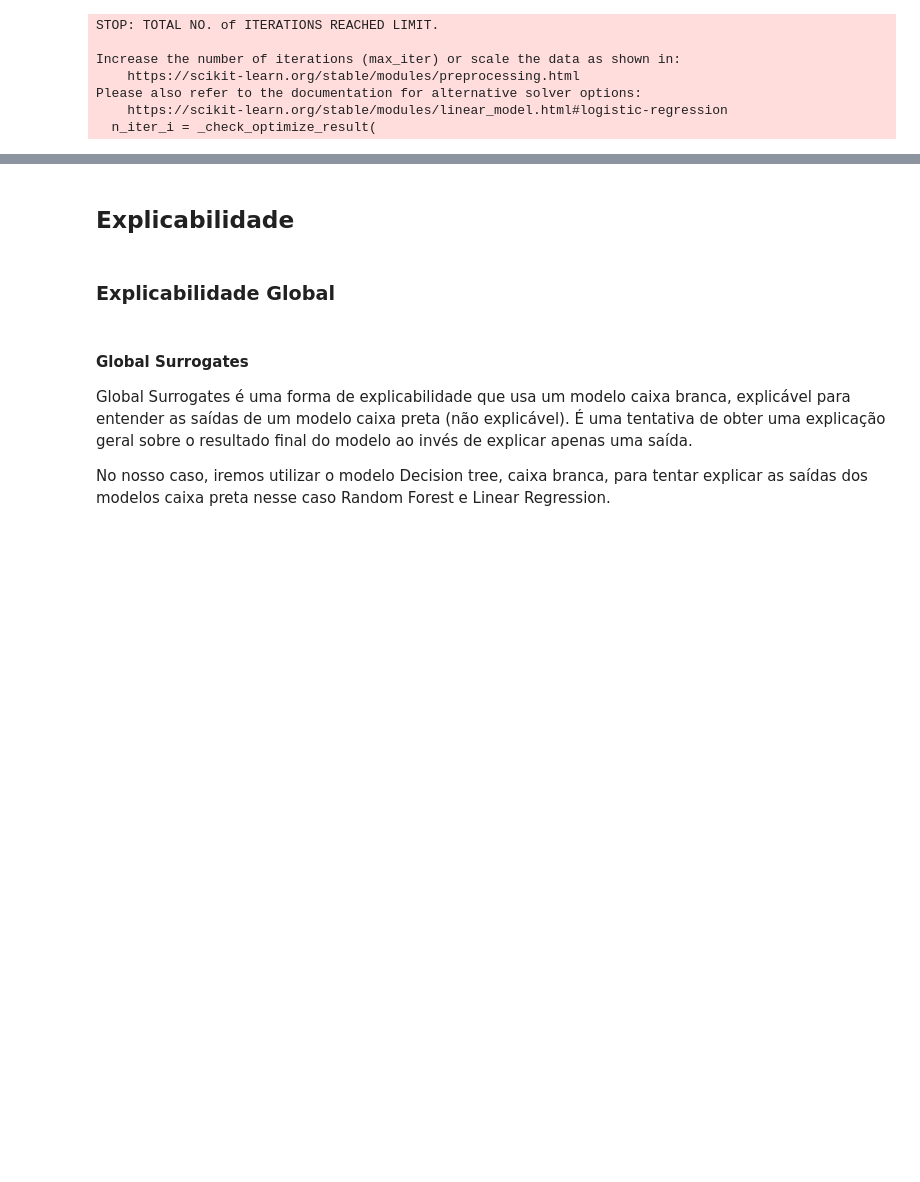
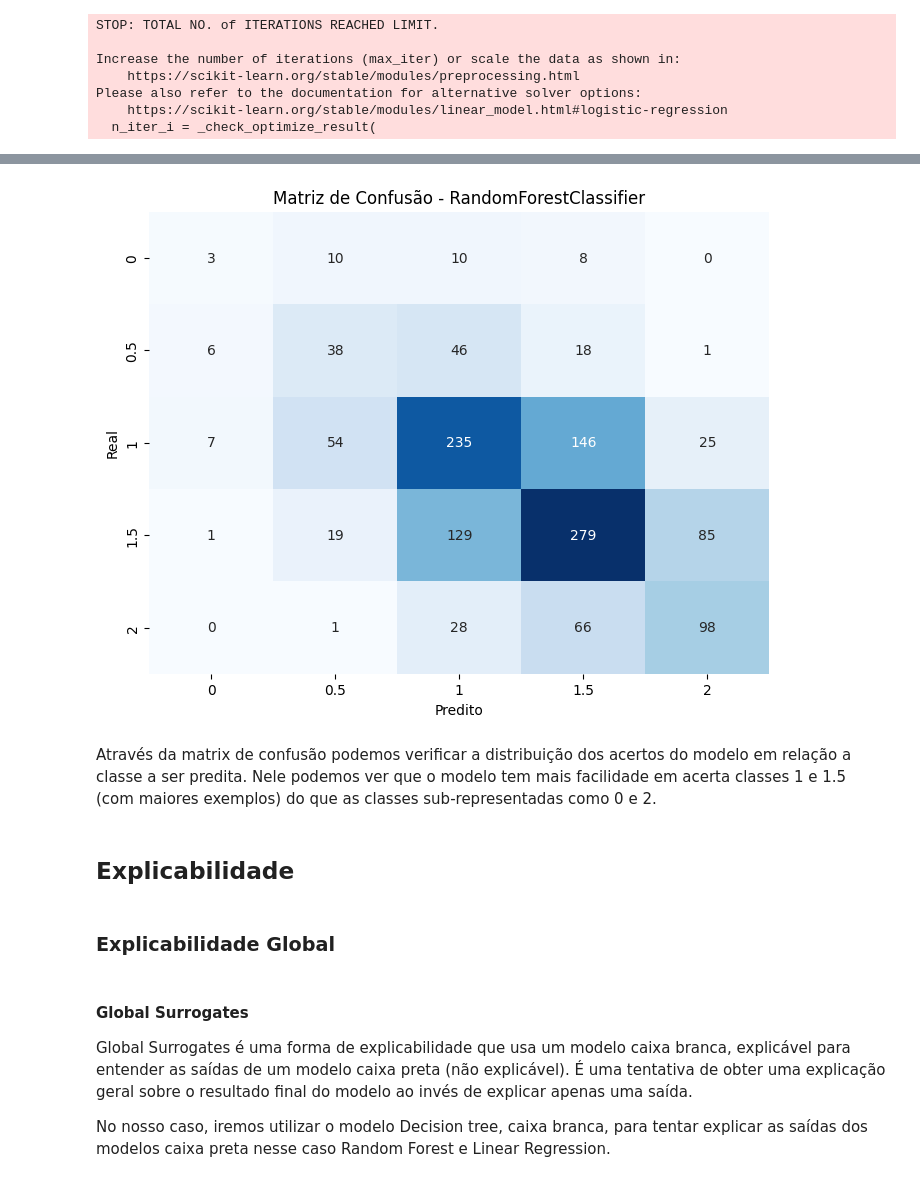
Before and after one commit to Tiagoblima/explanaible-essay-grading, a Jupyter notebook: notebooks/Essay Grade Classification.ipynb, the cells around one changed output, grey strips where cells are left out. Cells and saved outputs as stored; diff of their text form; code cells hidden in the pictures; blank space fills up the shorter version.

```diff
--- a/notebooks/Essay Grade Classification.ipynb
+++ b/notebooks/Essay Grade Classification.ipynb
@@ -251,3 +123,29 @@ result
+# %%
+# Gerar e plotar a matriz de confusão de forma mais visual
+import matplotlib.pyplot as plt
+import seaborn as sns
+def plot_confusion_matrix(clf, x_test, y_test):
+
+    y_hat = clf.predict(x_test)
+    conf_matrix = metrics.confusion_matrix(y_test, y_hat)
+
+    # Plotar a matriz de confusão com heatmap
+    labels = ['0', '0.5', '1', '1.5', '2']
+    plt.figure(figsize=(8, 6))
+    sns.heatmap(conf_matrix, annot=True, fmt='d', cmap='Blues', cbar=False,
+                xticklabels=labels,
+                yticklabels=labels)
+    plt.xlabel('Predito')
+    plt.ylabel('Real')
+    plt.title(f'Matriz de Confusão - {clf.__class__.__name__}')
+    plt.show()
+# %%
+
+plot_confusion_matrix(rf_clf, X_test, Y_test)
+# %% [output]
+[figure, added]
+# %% [markdown]
+Através da matrix de confusão podemos verificar a distribuição dos acertos do modelo em relação a classe a ser predita. Nele podemos ver que o modelo tem mais facilidade em acerta classes 1 e 1.5 (com maiores exemplos) do que as classes sub-representadas como 0 e 2.
 # %% [markdown]
 ## Explicabilidade
 # %% [markdown]
```
Also changed, not shown: parts of 35 cells of this notebook.
